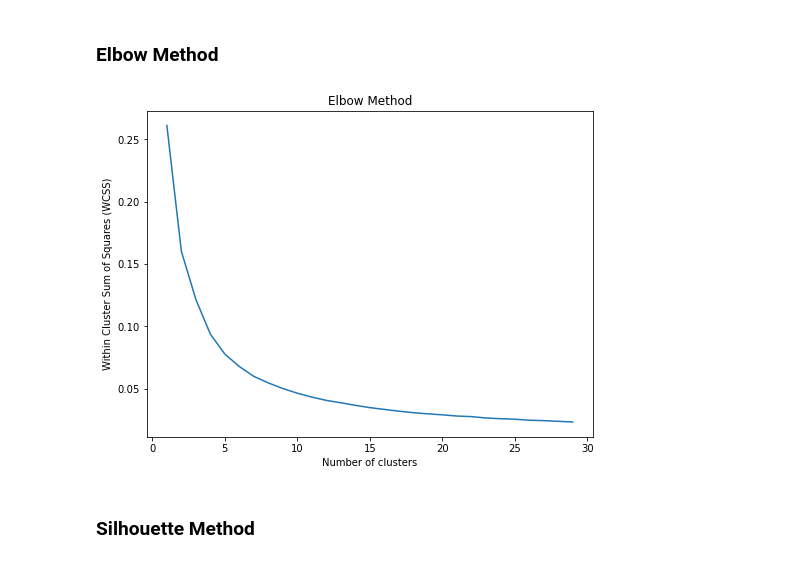
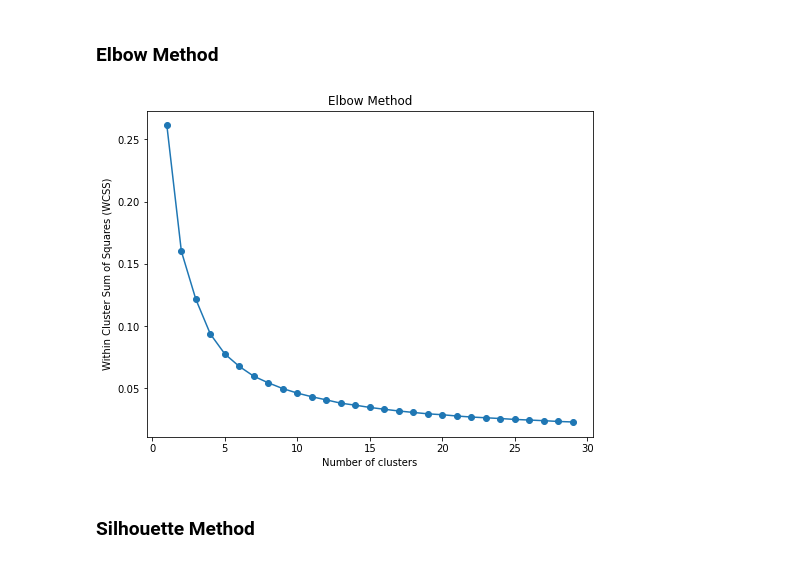
Before and after one commit to saranemustafa/bennu-fracture-analysis, a Jupyter notebook: 7_kmeans_clustering.ipynb, the cells around one changed output. Saved outputs shown, nothing was run; the diff lists cells and outputs as text; code cells hidden in the pictures.

```diff
--- a/7_kmeans_clustering.ipynb
+++ b/7_kmeans_clustering.ipynb
@@ -210,13 +190,13 @@ for n in range(1, kmax):
 # %%
 # Show Elbow plot
 plt.figure(figsize=(8, 6))
-plt.plot(range(1, kmax), wcss)
+plt.plot(range(1, kmax), wcss, marker='o')
 plt.title('Elbow Method')
 plt.xlabel('Number of clusters')
 plt.ylabel('Within Cluster Sum of Squares (WCSS)')
 plt.show()
 # %% [output]
-[figure, old version]
+[figure, new version]
 # %% [markdown]
 ### Silhouette Method
 # %%
```
Also changed, not shown: parts of 5 cells of this notebook, 1 other file.
